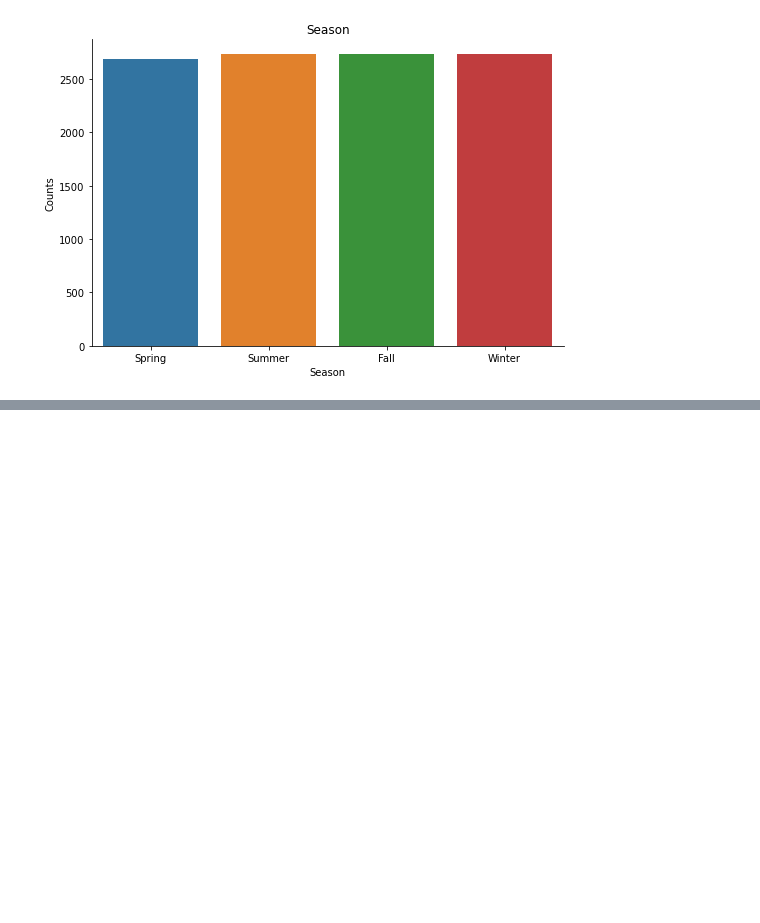
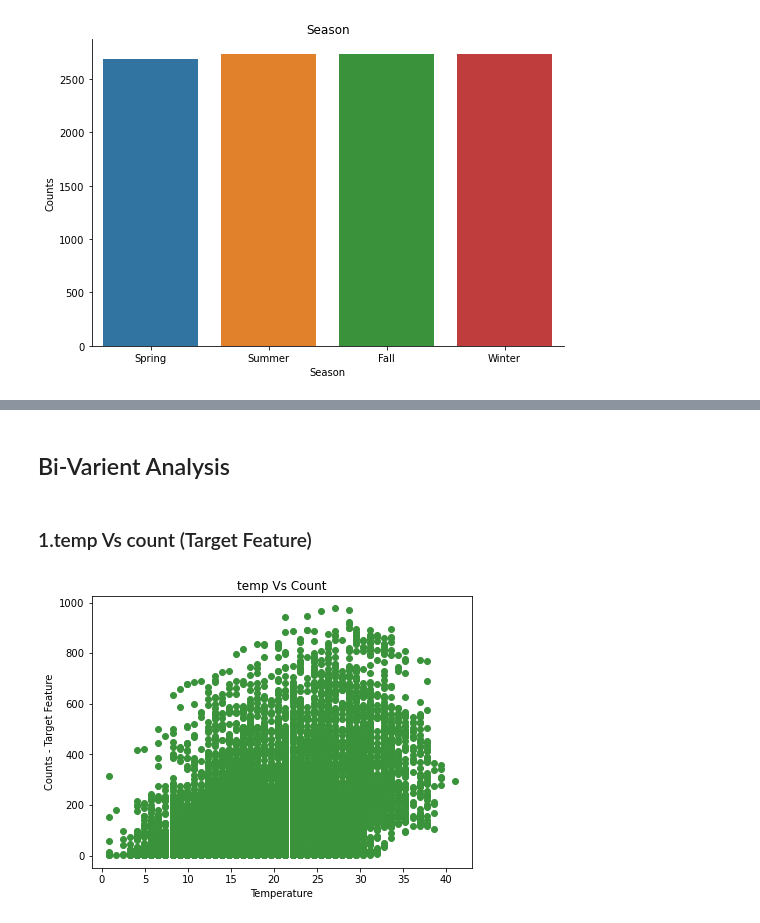
Before and after one commit to MayurNaktode/Bike-Sharing-Demand, a Jupyter notebook: Bike Sharing Demand.ipynb, the cells around one changed output, grey strips where cells are left out. Cells and saved outputs as stored; diff of their text form; code cells hidden in the pictures; blank space fills up the shorter version.

Commit message:
Bi-Varient EDA

```diff
--- a/Bike Sharing Demand.ipynb
+++ b/Bike Sharing Demand.ipynb
@@ -666,0 +712,15 @@ plt.savefig("EDA_img\season.jpg")
+# %% [markdown]
+## Bi-Varient Analysis
+# %% [markdown]
+### 1.temp Vs count (Target Feature)
+# %%
+plt.figure(figsize=(15,5))
+plt.subplot(121)
+plt.scatter(x =df_bsd_train['temp'],y=df_bsd_train["count"],color="#3a923a")
+plt.xlabel("Temperature")
+plt.ylabel("Counts - Target Feature")
+plt.title("temp Vs Count")
+plt.savefig("EDA_img\TempvsCount.png")
+plt.show()
+# %% [output]
+[figure, added]
```
Also changed, not shown: parts of 29 cells of this notebook, 16 other files.
